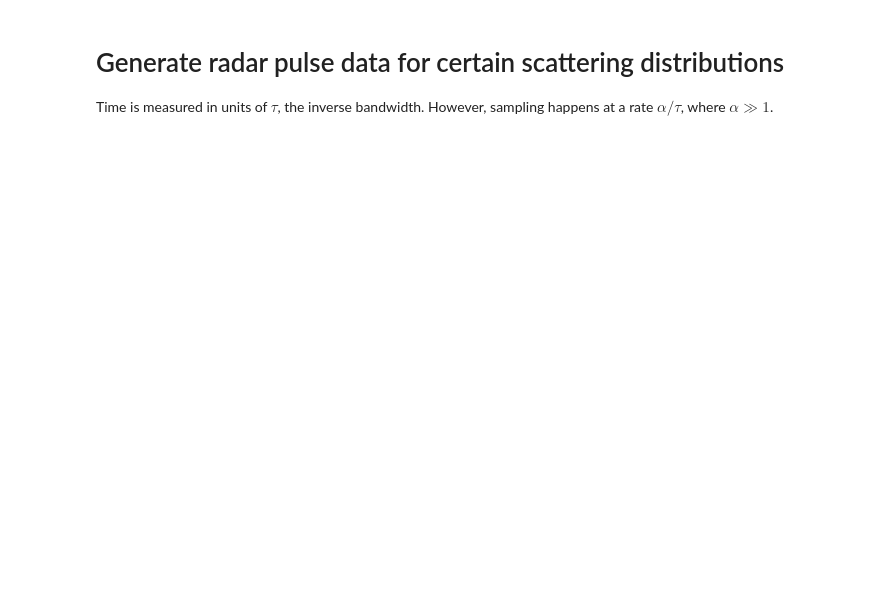
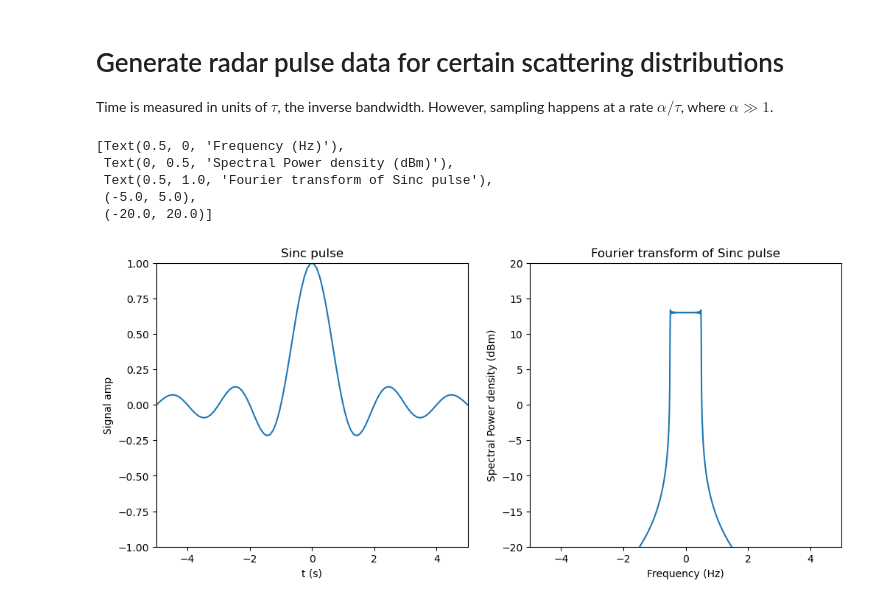
Before and after one commit to abhishekchak52/radar-ml, a Jupyter notebook: gen_signal_data.ipynb, the cells around one changed output. Cells and saved outputs as stored; diff of their text form; code cells hidden in the pictures; blank space fills up the shorter version.

```diff
--- a/gen_signal_data.ipynb
+++ b/gen_signal_data.ipynb
@@ -7,3 +7,33 @@ import numpy as np
 import matplotlib.pyplot as plt
 import scipy.fft as fft
 from dataclasses import dataclass
+# %%
+tau = 1.0 # s
+sampling_rate = 10 # Hz
+noise = 20 # dBm the noise floor of the signal.
+lims = 50 # extent of plot in units of tau
+tlist = np.linspace(-lims, lims, sampling_rate*lims*2)
+flist = np.sinc(tlist)
+# Compute the Fourier transform
+
+f_sinc = fft.fft(flist)
+
+
+frequencies = fft.fftfreq(tlist.size, d=1/sampling_rate)
+
+# Shift the zero-frequency component to the center
+f_sinc_shifted = fft.fftshift(f_sinc)
+frequencies_shifted = fft.fftshift(frequencies)
+
+fig, ax = plt.subplots(1, 2, figsize=(12, 5))
+ax[0].plot(tlist, flist) # to get unit bandwidth
+ax[0].set(xlim=(-5, 5), ylim=(-1,1), xlabel='t (s)', ylabel='Signal amp', title='Sinc pulse')
+ax[1].plot(frequencies_shifted, 10*np.log10(np.abs(f_sinc_shifted)*2))
+ax[1].set(xlabel='Frequency (Hz)', ylabel='Spectral Power density (dBm)', title='Fourier transform of Sinc pulse', xlim=(-5,5), ylim=(-20, 20))
+# %% [output]
+[Text(0.5, 0, 'Frequency (Hz)'),
+ Text(0, 0.5, 'Spectral Power density (dBm)'),
+ Text(0.5, 1.0, 'Fourier transform of Sinc pulse'),
+ (-5.0, 5.0),
+ (-20.0, 20.0)]
+[figure, added]
```
Also changed, not shown: parts of 7 cells of this notebook, 3 other files.
